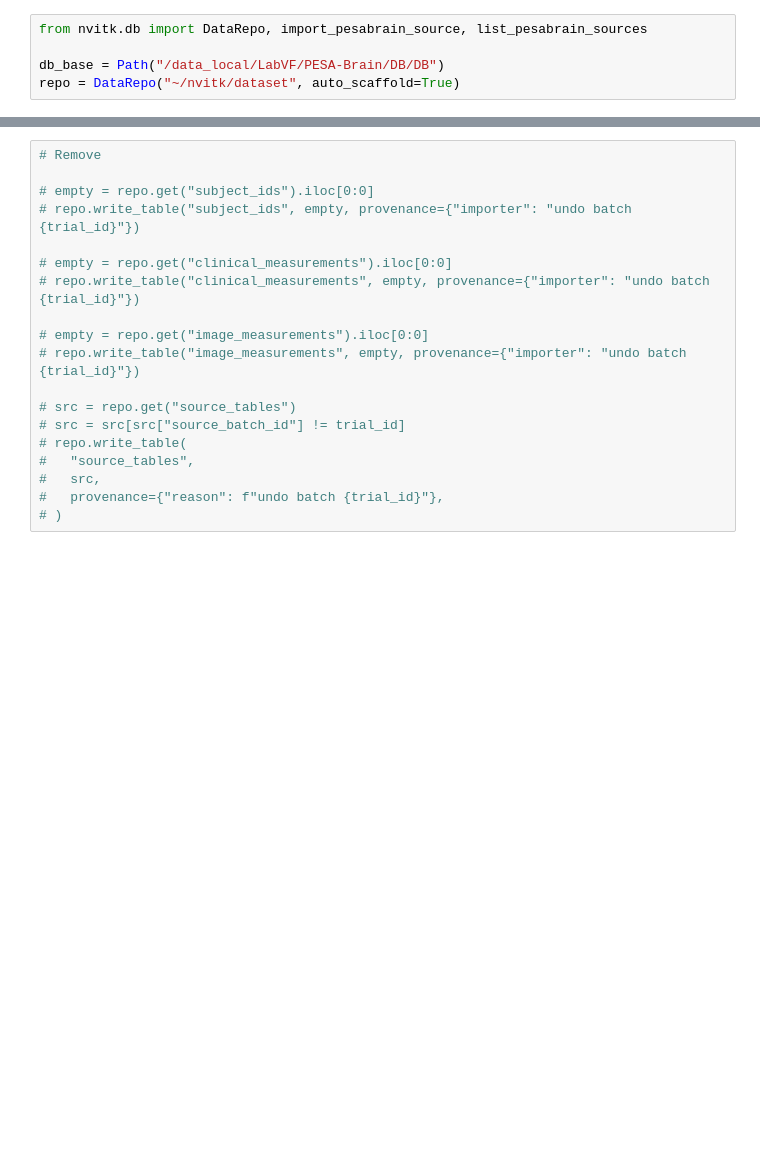
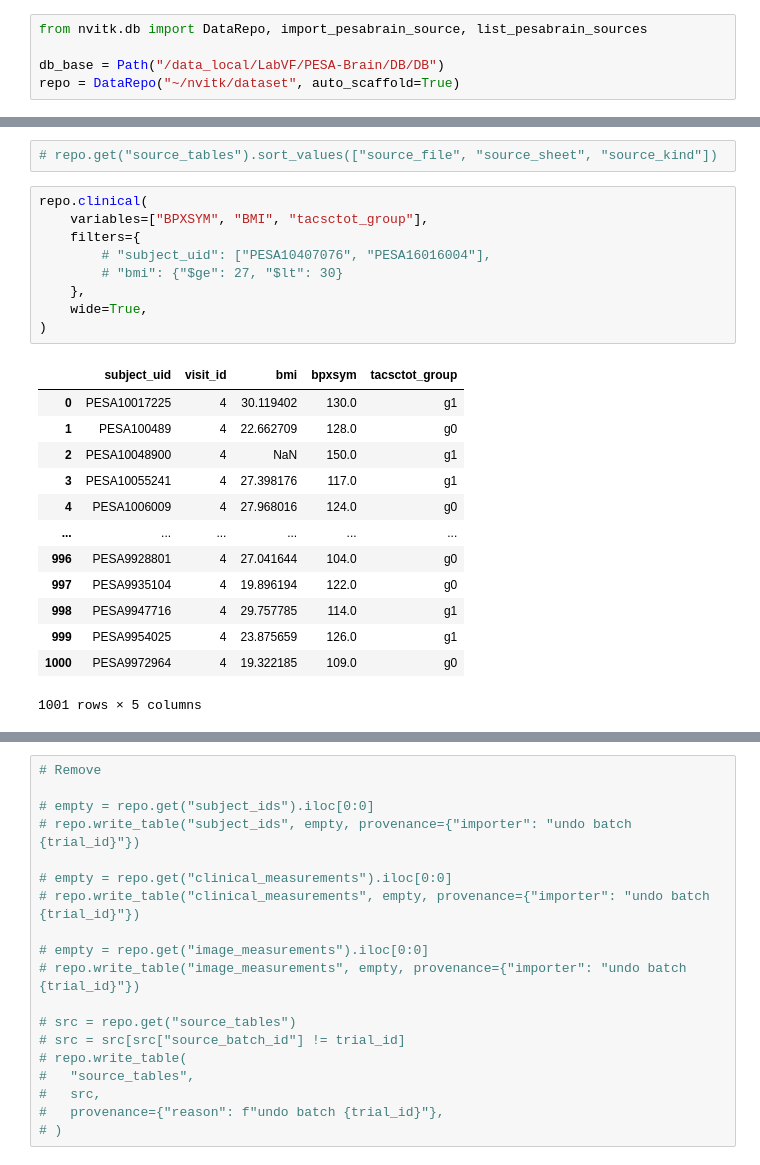
Before and after one commit to CNIC-Neuroimaging/Nvitk, a Jupyter notebook: notebooks/prototypes/database.ipynb, the cells around one changed output, grey strips where cells are left out. Drawn from its saved outputs; the diff is of its cells as text; blank space fills up the shorter version.

```diff
--- a/notebooks/prototypes/database.ipynb
+++ b/notebooks/prototypes/database.ipynb
@@ -65,0 +66,25 @@ import_pesabrain_source(repo, db_base, "PESABrain_ASLPerfusion_VascularAtlas_Mea
+# %%
+# repo.get("source_tables").sort_values(["source_file", "source_sheet", "source_kind"])
+# %%
+repo.clinical(
+    variables=["BPXSYM", "BMI", "tacsctot_group"],
+    filters={
+        # "subject_uid": ["PESA10407076", "PESA16016004"],
+        # "bmi": {"$ge": 27, "$lt": 30}
+    },
+    wide=True,
+)
+# %% [output]
+|  | subject_uid | visit_id | bmi | bpxsym | tacsctot_group |
+| 0 | PESA10017225 | 4 | 30.119402 | 130.0 | g1 |
+| 1 | PESA100489 | 4 | 22.662709 | 128.0 | g0 |
+| 2 | PESA10048900 | 4 | NaN | 150.0 | g1 |
+| 3 | PESA10055241 | 4 | 27.398176 | 117.0 | g1 |
+| 4 | PESA1006009 | 4 | 27.968016 | 124.0 | g0 |
+| ... | ... | ... | ... | ... | ... |
+| 996 | PESA9928801 | 4 | 27.041644 | 104.0 | g0 |
+| 997 | PESA9935104 | 4 | 19.896194 | 122.0 | g0 |
+| 998 | PESA9947716 | 4 | 29.757785 | 114.0 | g1 |
+| 999 | PESA9954025 | 4 | 23.875659 | 126.0 | g1 |
+| 1000 | PESA9972964 | 4 | 19.322185 | 109.0 | g0 |
+1001 rows × 5 columns
```
Also changed, not shown: parts of 5 cells of this notebook, 29 other files.
